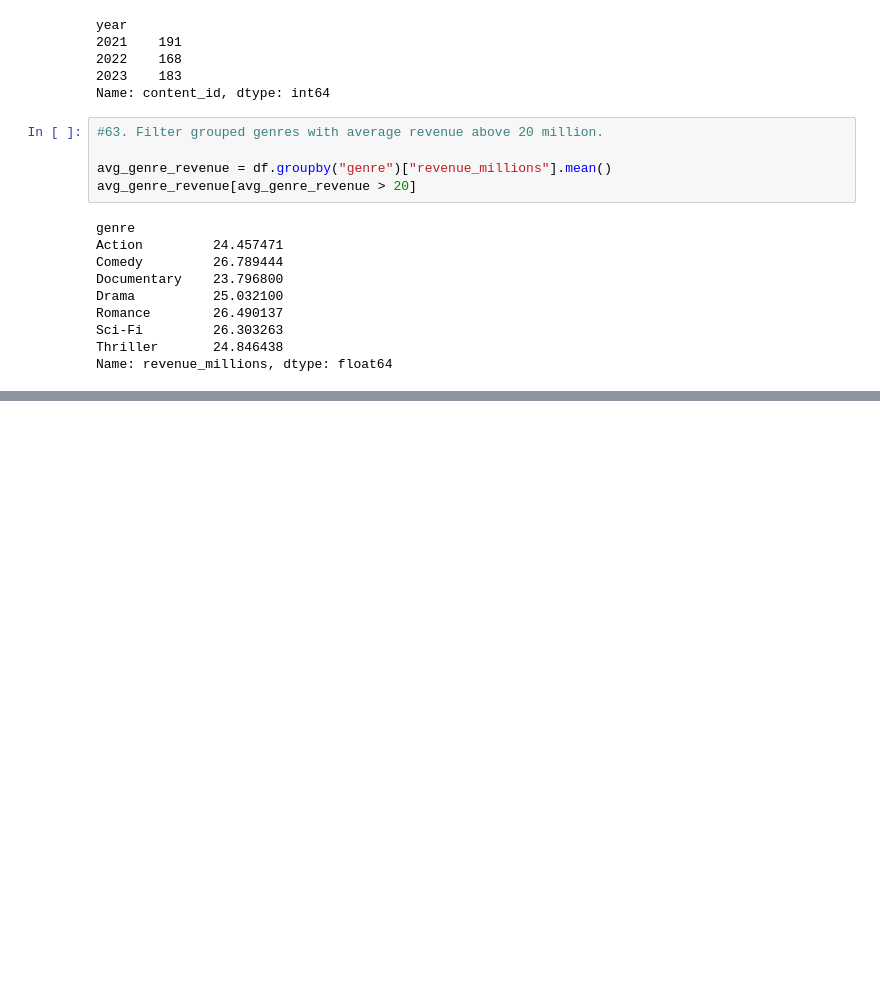
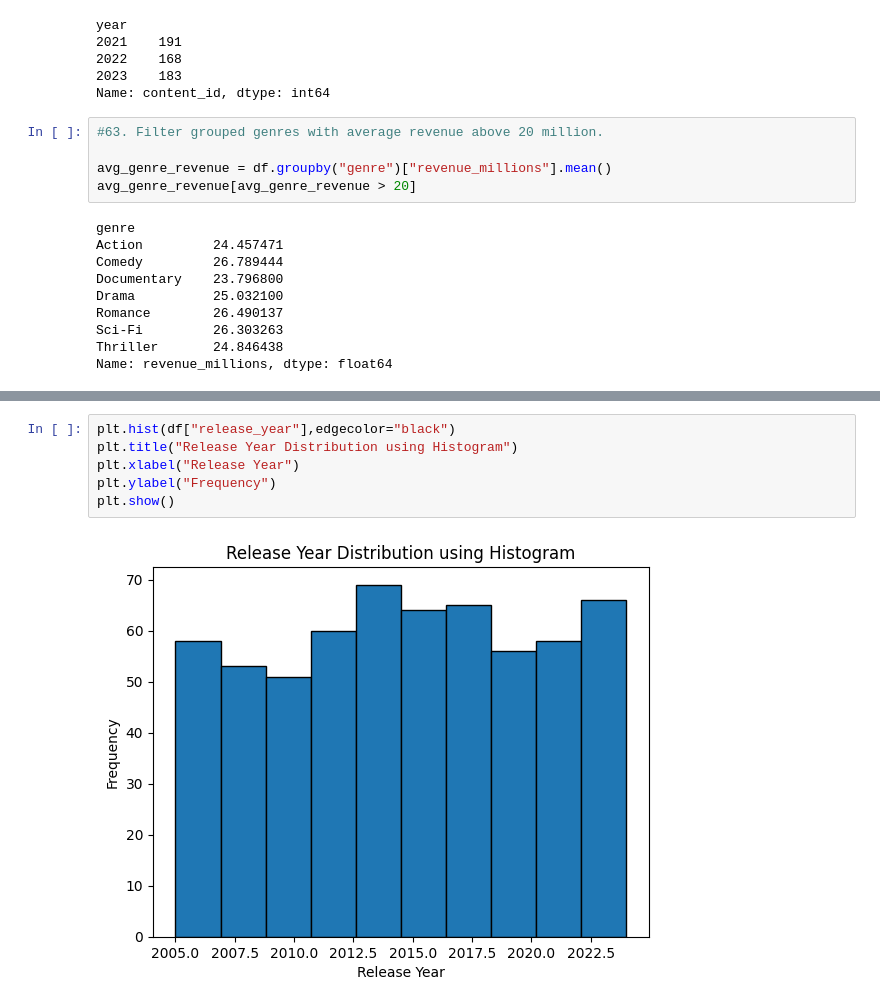
Before and after one commit to anuja-2904/Amazon_Prime_Video_Data, a Jupyter notebook: Amazon_Prime_Video_Data.ipynb, the cells around one changed output, grey strips where cells are left out. Saved outputs shown, nothing was run; the diff lists cells and outputs as text; blank space fills up the shorter version.

```diff
--- a/Amazon_Prime_Video_Data.ipynb
+++ b/Amazon_Prime_Video_Data.ipynb
@@ -827,0 +851,8 @@ Name: revenue_millions, dtype: float64
+# %%
+plt.hist(df["release_year"],edgecolor="black")
+plt.title("Release Year Distribution using Histogram")
+plt.xlabel("Release Year")
+plt.ylabel("Frequency")
+plt.show()
+# %% [output]
+[figure, added]
```
Also changed, not shown: parts of 90 cells of this notebook.
